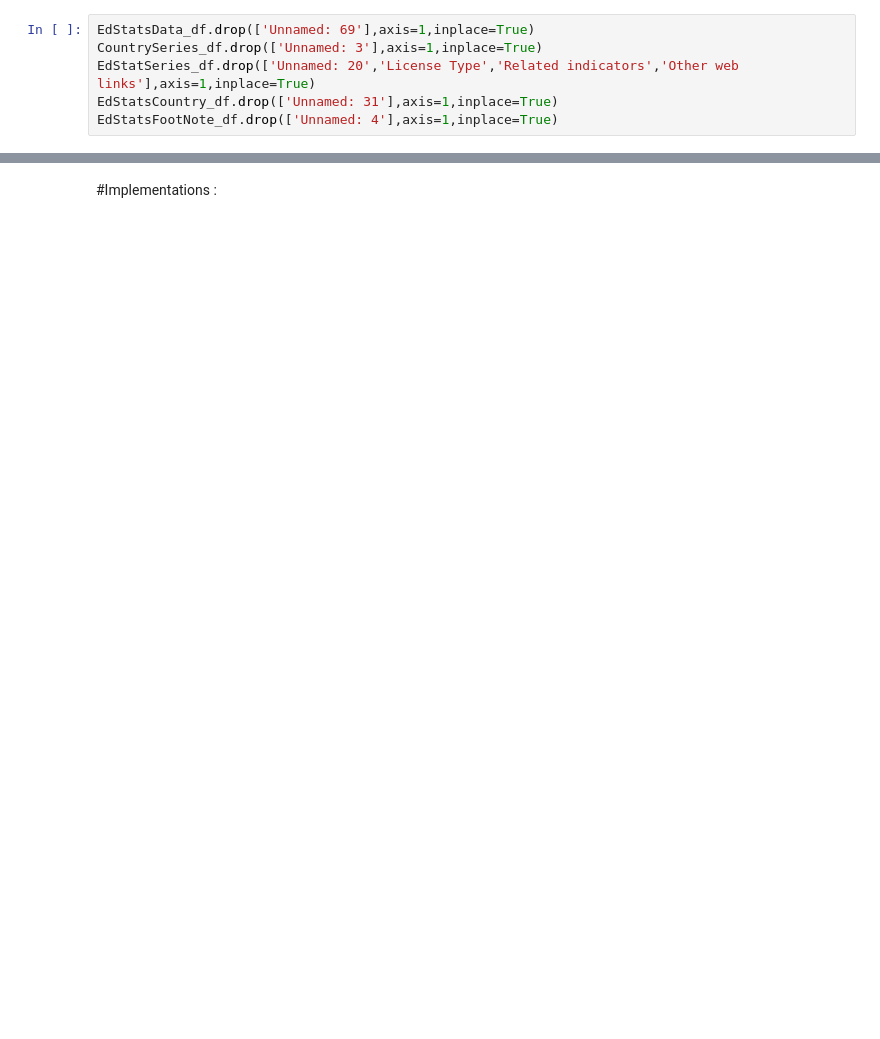
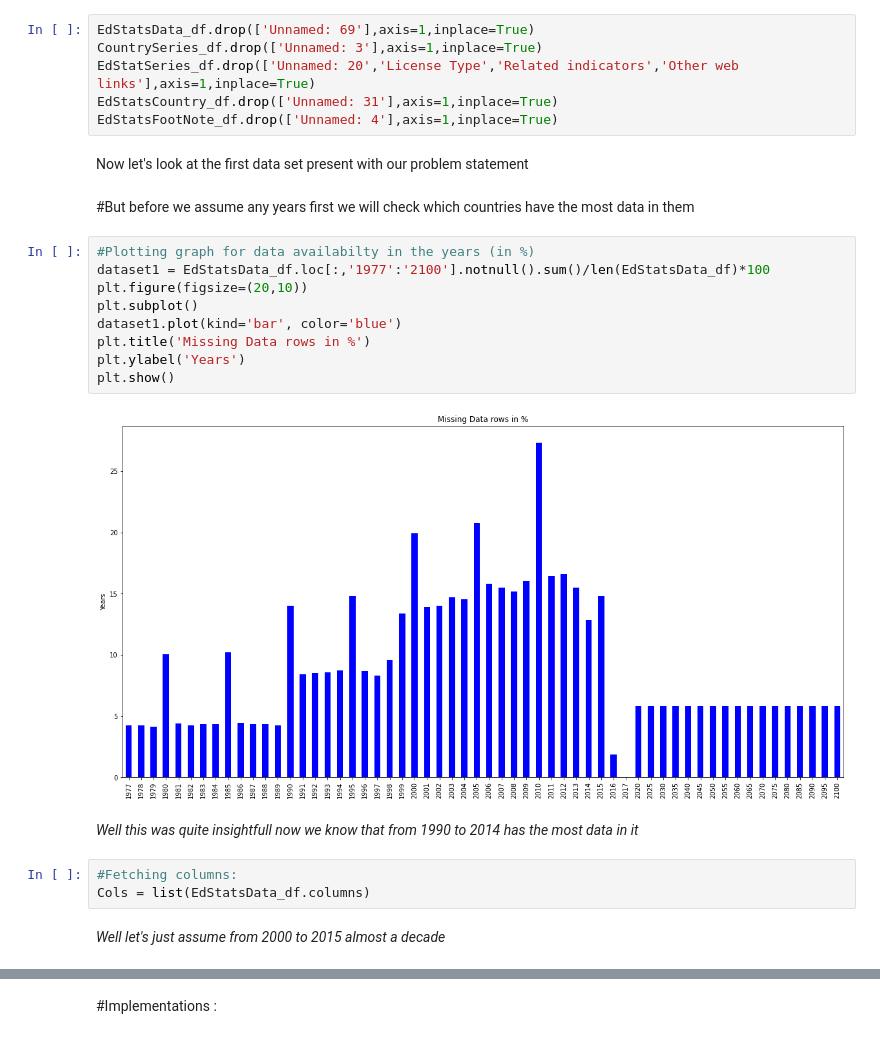
Before and after one commit to kronze1996/Capstone-Project-1, a Jupyter notebook: Kartikey_Sharma_Team_7_Capstone_Project.ipynb, the cells around one changed output, grey strips where cells are left out. Cells and saved outputs as stored; diff of their text form; blank space fills up the shorter version.

```diff
--- a/Kartikey_Sharma_Team_7_Capstone_Project.ipynb
+++ b/Kartikey_Sharma_Team_7_Capstone_Project.ipynb
@@ -33,3 +230,25 @@ CountrySeries_df.drop(['Unnamed: 3'],axis=1,inplace=True)
 EdStatSeries_df.drop(['Unnamed: 20','License Type','Related indicators','Other web links'],axis=1,inplace=True)
 EdStatsCountry_df.drop(['Unnamed: 31'],axis=1,inplace=True)
 EdStatsFootNote_df.drop(['Unnamed: 4'],axis=1,inplace=True)
+# %% [markdown]
+Now let's look at the first data set present with our problem statement
+# %% [markdown]
+#But before we assume any years first we will check which countries have the most data in them
+# %%
+#Plotting graph for data availabilty in the years (in %)
+dataset1 = EdStatsData_df.loc[:,'1977':'2100'].notnull().sum()/len(EdStatsData_df)*100
+plt.figure(figsize=(20,10))
+plt.subplot()
+dataset1.plot(kind='bar', color='blue')
+plt.title('Missing Data rows in %')
+plt.ylabel('Years')
+plt.show()
+# %% [output]
+[figure, added]
+# %% [markdown]
+<i>Well this was quite insightfull now we know that from 1990 to 2014 has the most data in it
+# %%
+#Fetching columns:
+Cols = list(EdStatsData_df.columns)
+# %% [markdown]
+<i>Well let's just assume from 2000 to 2015 almost a decade
```
Also changed, not shown: parts of 70 cells of this notebook.
